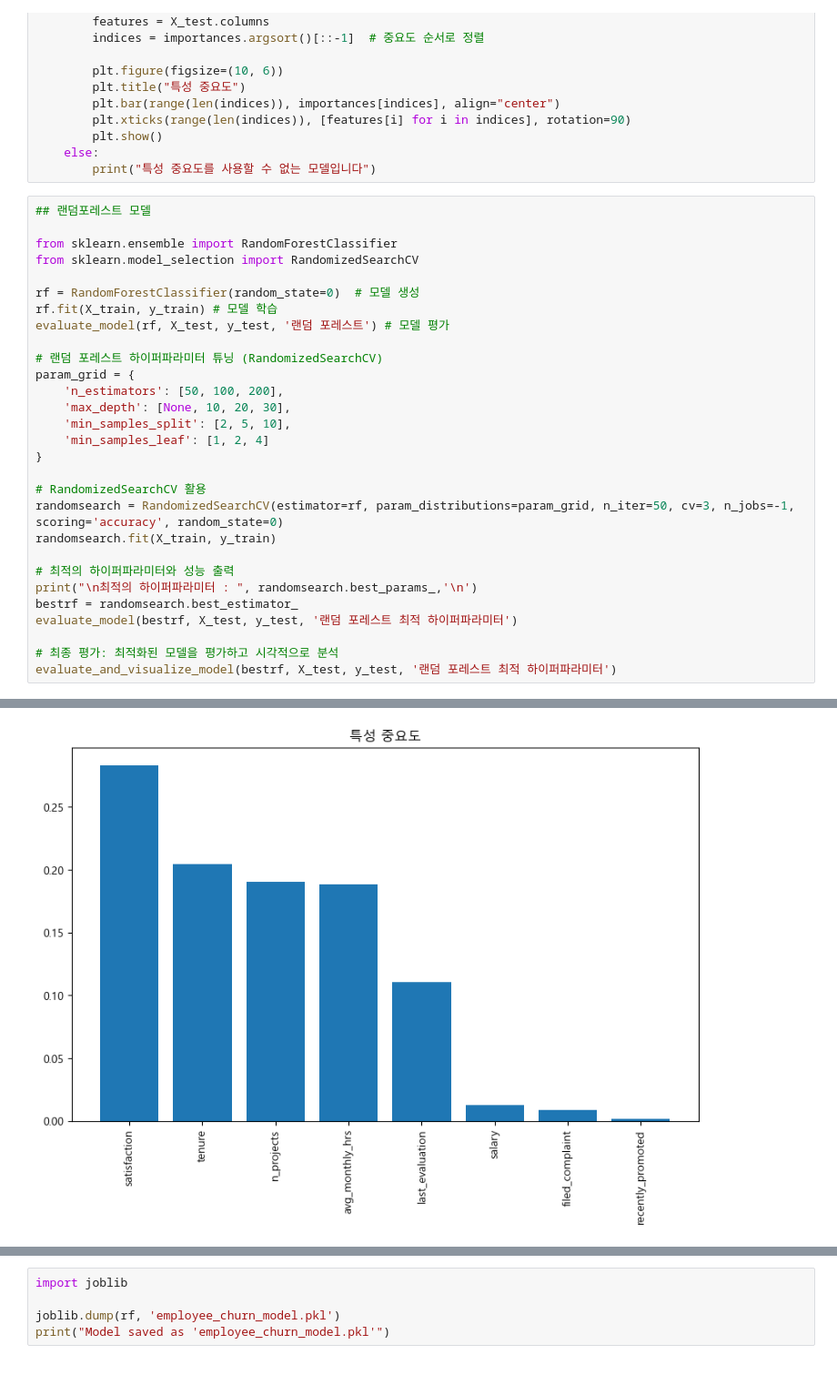
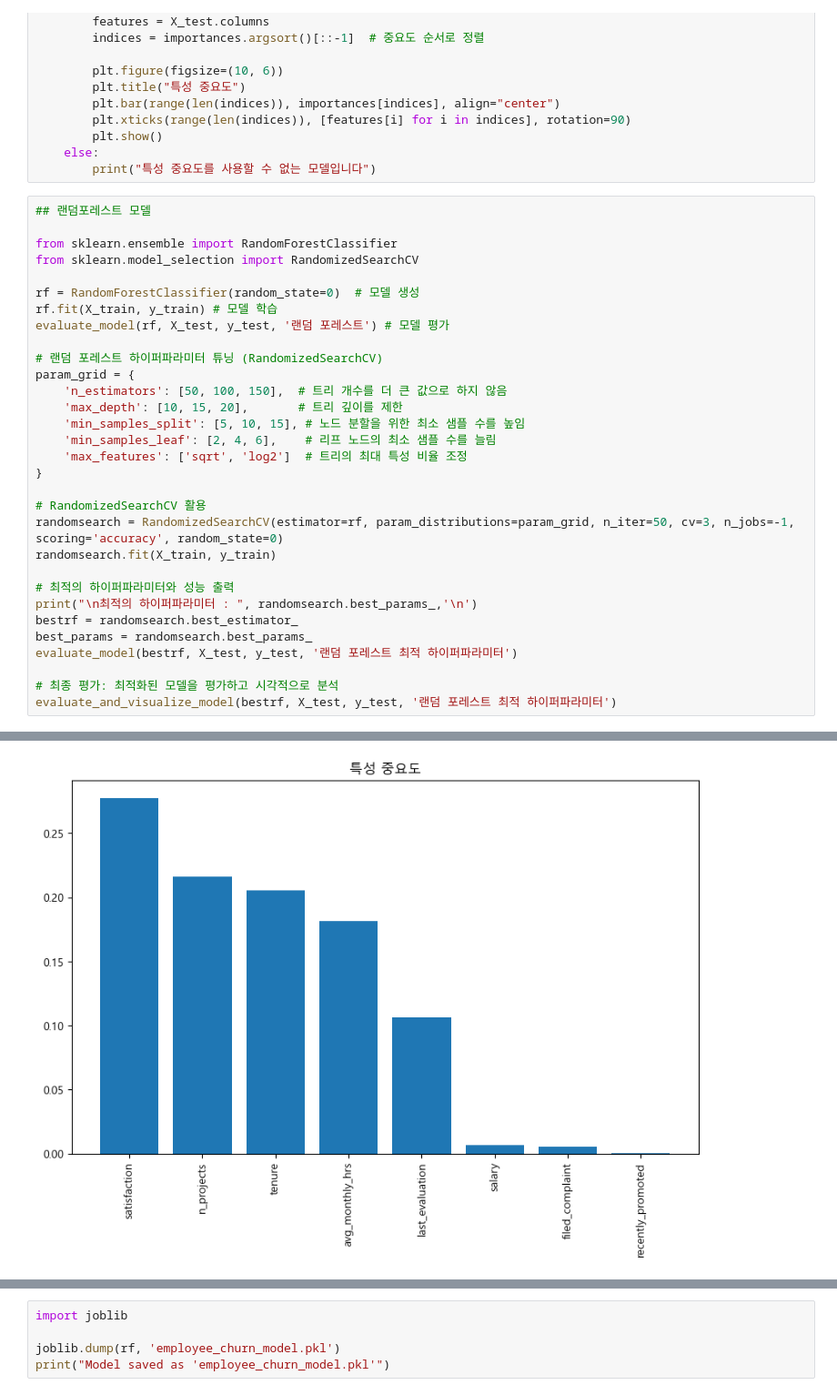
Before and after one commit to SKNETWORKS-FAMILY-AICAMP/SKN06-2nd-2Team, a Jupyter notebook: project2/employee_churn_model.ipynb, the cells around one changed output, grey strips where cells are left out. Shown: that part at 91% size. Drawn from its saved outputs; the diff is of its cells as text.

```diff
--- a/project2/employee_churn_model.ipynb
+++ b/project2/employee_churn_model.ipynb
@@ -191,10 +193,11 @@ evaluate_model(rf, X_test, y_test, '랜덤 포레스트') # 모델 평가
 
 # 랜덤 포레스트 하이퍼파라미터 튜닝 (RandomizedSearchCV)
 param_grid = {
-    'n_estimators': [50, 100, 200],
-    'max_depth': [None, 10, 20, 30],
-    'min_samples_split': [2, 5, 10],
-    'min_samples_leaf': [1, 2, 4]
+    'n_estimators': [50, 100, 150],  # 트리 개수를 더 큰 값으로 하지 않음
+    'max_depth': [10, 15, 20],       # 트리 깊이를 제한
+    'min_samples_split': [5, 10, 15], # 노드 분할을 위한 최소 샘플 수를 높임
+    'min_samples_leaf': [2, 4, 6],    # 리프 노드의 최소 샘플 수를 늘림
+    'max_features': ['sqrt', 'log2']  # 트리의 최대 특성 비율 조정
 }
 
 # RandomizedSearchCV 활용
@@ -204,6 +207,7 @@ randomsearch.fit(X_train, y_train)
 # 최적의 하이퍼파라미터와 성능 출력
 print("\n최적의 하이퍼파라미터 : ", randomsearch.best_params_,'\n')
 bestrf = randomsearch.best_estimator_
+best_params = randomsearch.best_params_
 evaluate_model(bestrf, X_test, y_test, '랜덤 포레스트 최적 하이퍼파라미터')
 
 # 최종 평가: 최적화된 모델을 평가하고 시각적으로 분석
@@ -230 +234 @@ F1 Score: 0.962278675904542
-[figure, old version]
+[figure, new version]
```
Also changed, not shown: parts of 13 cells of this notebook.
